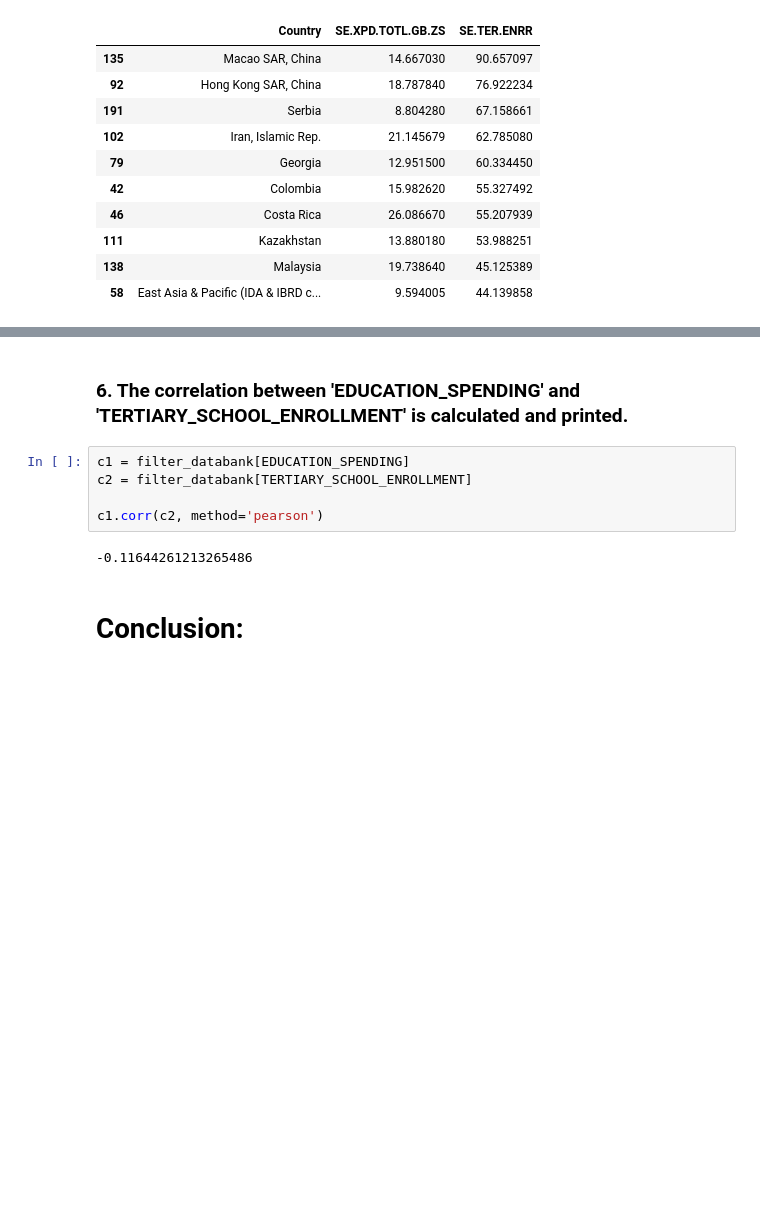
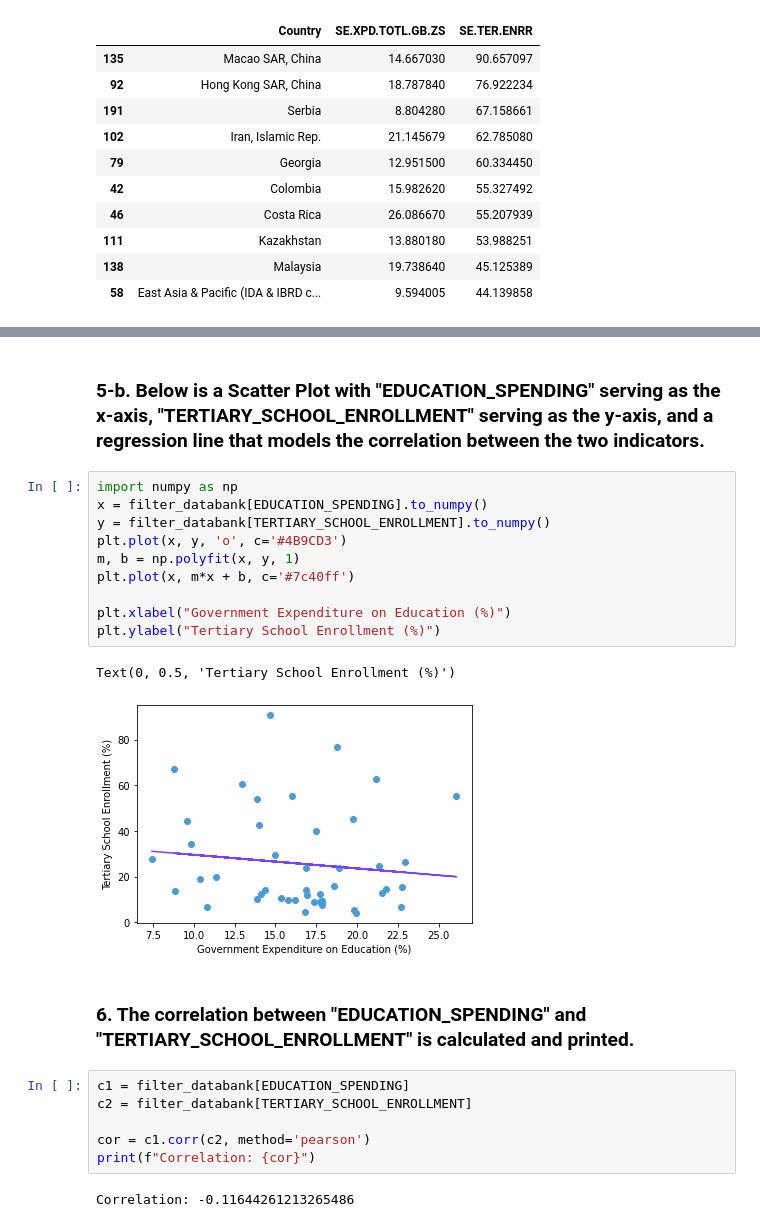
Before and after one commit to jorbea/comp110-21s-workspace, a Jupyter notebook: projects/pj02/analysis.ipynb, the cells around one changed output, grey strips where cells are left out. Saved outputs shown, nothing was run; the diff lists cells and outputs as text; blank space fills up the shorter version.

```diff
--- a/projects/pj02/analysis.ipynb
+++ b/projects/pj02/analysis.ipynb
@@ -117,11 +120,25 @@ Text(0, 0.5, 'Tertiary School Enrollment (%)')
+# %% [markdown]
+### 5-b. Below is a Scatter Plot with "EDUCATION_SPENDING" serving as the x-axis, "TERTIARY_SCHOOL_ENROLLMENT" serving as the y-axis, and a regression line that models the correlation between the two indicators.
+# %%
+import numpy as np
+x = filter_databank[EDUCATION_SPENDING].to_numpy()
+y = filter_databank[TERTIARY_SCHOOL_ENROLLMENT].to_numpy()
+plt.plot(x, y, 'o', c='#4B9CD3')
+m, b = np.polyfit(x, y, 1)
+plt.plot(x, m*x + b, c='#7c40ff')
+
+plt.xlabel("Government Expenditure on Education (%)")
+plt.ylabel("Tertiary School Enrollment (%)")
+# %% [output]
+Text(0, 0.5, 'Tertiary School Enrollment (%)')
+[figure, added]
 # %% [markdown]
-### 6. The correlation between 'EDUCATION_SPENDING' and 'TERTIARY_SCHOOL_ENROLLMENT' is calculated and printed.
+### 6. The correlation between "EDUCATION_SPENDING" and "TERTIARY_SCHOOL_ENROLLMENT" is calculated and printed.
 # %%
 c1 = filter_databank[EDUCATION_SPENDING]
 c2 = filter_databank[TERTIARY_SCHOOL_ENROLLMENT]
 
-c1.corr(c2, method='pearson')
+cor = c1.corr(c2, method='pearson')
+print(f"Correlation: {cor}")
 # %% [output]
--0.11644261213265486
+Correlation: -0.11644261213265486
-# %% [markdown]
-# Conclusion:
```
Also changed, not shown: parts of 12 cells of this notebook, 1 other file.
